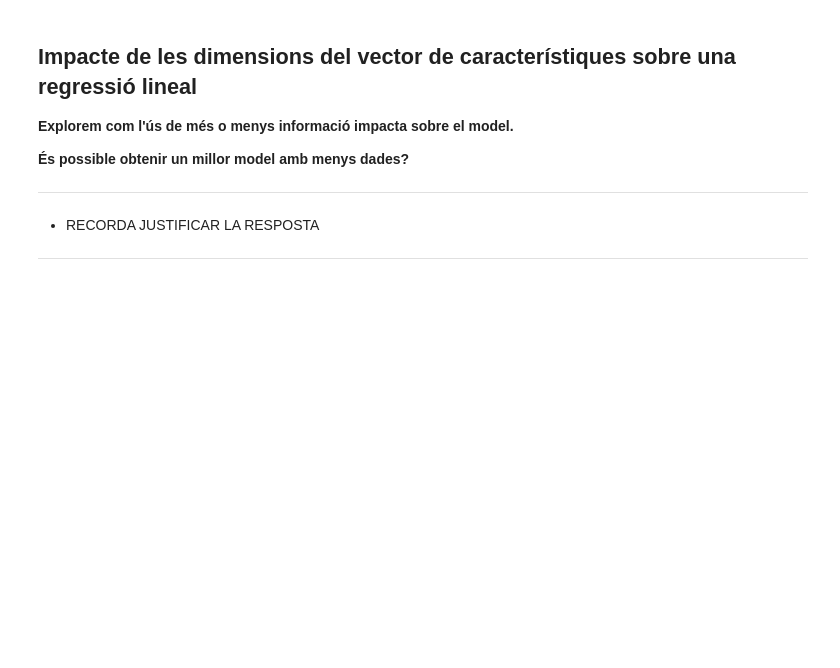
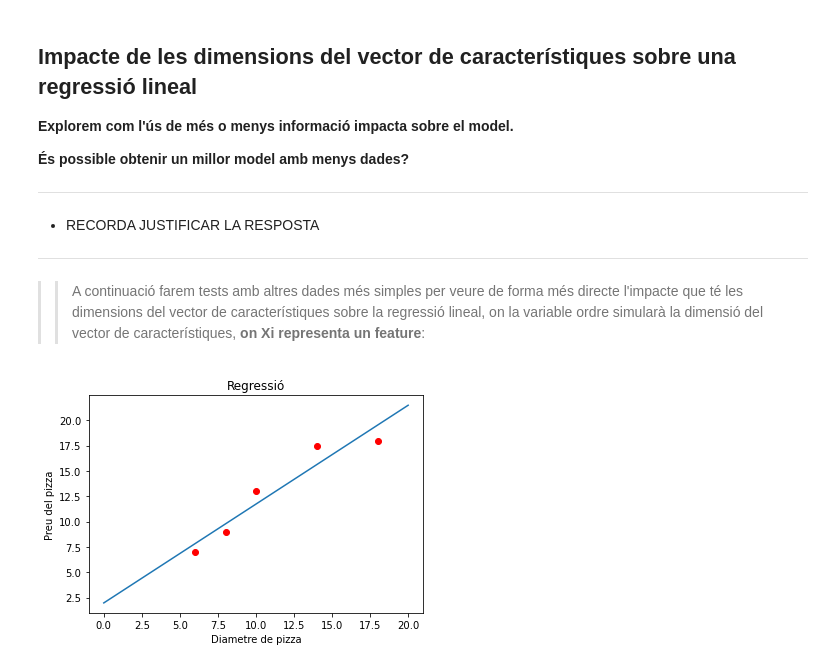
Before and after one commit to junjielyu13/Junior-Fall-Missions, a Jupyter notebook: TallerNousUsos/Practica/TNUI_P3/P2_LinearRegression-Student.ipynb, the cells around one changed output. Cells and saved outputs as stored; diff of their text form; code cells hidden in the pictures; blank space fills up the shorter version.

```diff
--- a/TallerNousUsos/Practica/TNUI_P3/P2_LinearRegression-Student.ipynb
+++ b/TallerNousUsos/Practica/TNUI_P3/P2_LinearRegression-Student.ipynb
@@ -664,0 +912,23 @@ print('Mean error: {:.2f}'.format(np.mean(np.abs(Y_test - y_pred))))
+# %% [markdown]
+>> A continuació farem tests amb altres dades més simples per veure de forma més directe l'impacte que té les dimensions del vector de característiques sobre la regressió lineal, on la variable ordre simularà la dimensió del vector de característiques, **on Xi representa un feature**:
+# %%
+# AQUÍ EL TEU CODI
+
+#x_train = np.array([[6],[8],[10],[14],[18]])
+#y_train = np.array([[7],[9],[13],[17.5],[18]])
+x_train = np.array([6,8,10,14,18])
+y_train = np.array([7,9,13,17.5,18])
+
+order = 1
+
+x = np.linspace(0,20,20)
+f = np.polyfit(x_train,y_train,order)
+p = np.poly1d(f)
+
+plt.xlabel('Diametre de pizza')
+plt.ylabel('Preu del pizza')
+plt.title('Regressió')
+plt.plot(x_train,y_train,'ro',x,p(x),'-')
+plt.show()
+# %% [output]
+[figure, added]
```
Also changed, not shown: parts of 34 cells of this notebook, 5 other files.
